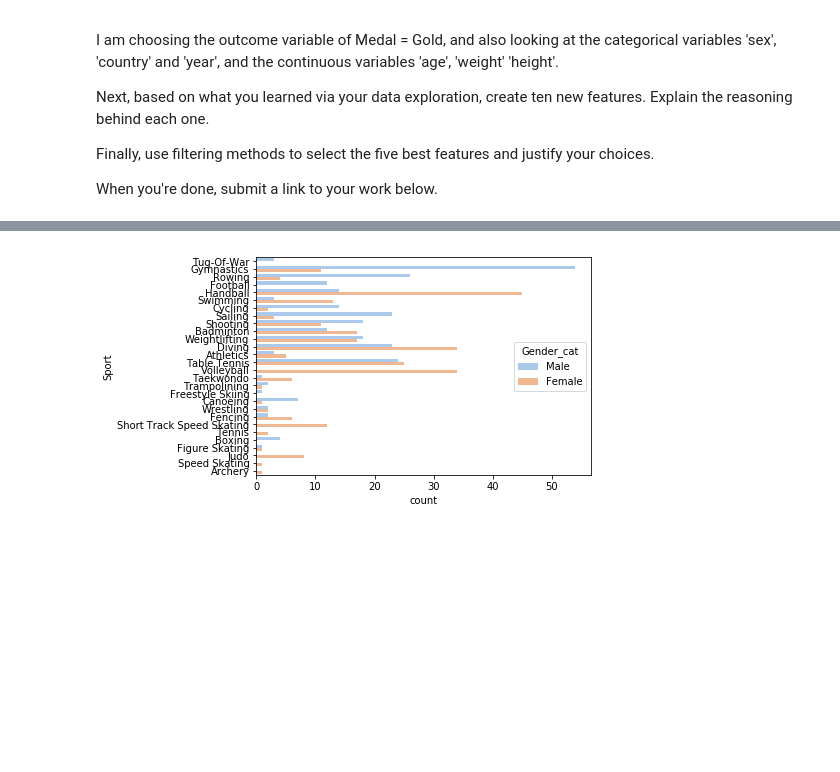
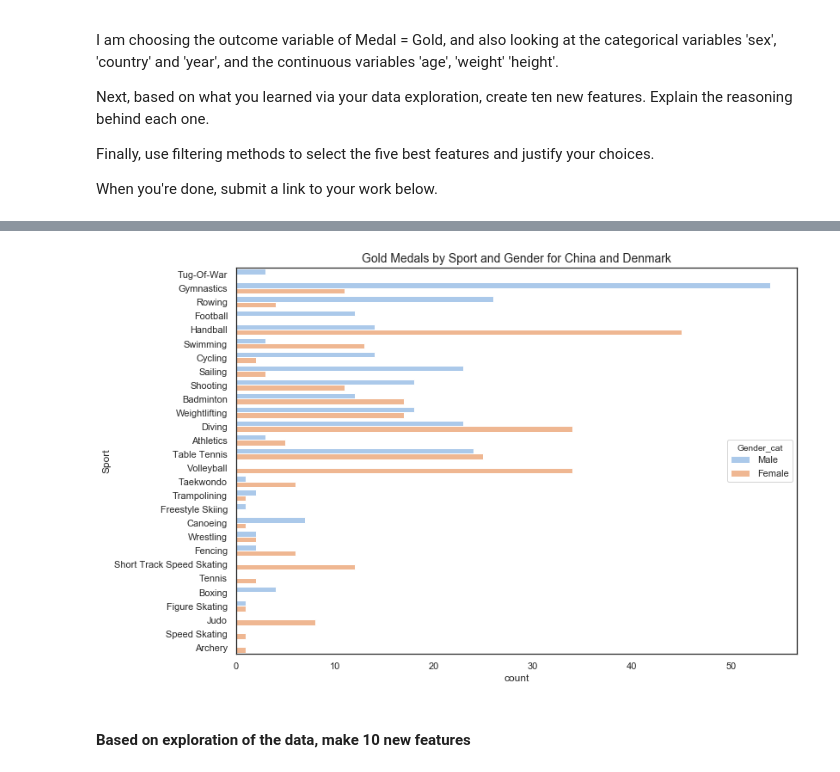
Before and after one commit to ecbenezra/ThinkfulAssignments, a Jupyter notebook: 2.1.8 Challenge - Preparing a dataset for modeling.ipynb, the cells around one changed output, grey strips where cells are left out. Saved outputs shown, nothing was run; the diff lists cells and outputs as text; code cells hidden in the pictures; blank space fills up the shorter version.

```diff
--- a/2.1.8 Challenge - Preparing a dataset for modeling.ipynb
+++ b/2.1.8 Challenge - Preparing a dataset for modeling.ipynb
@@ -38,6 +50,10 @@ df.head()
+# %%
+df.Height.dropna()
+
+df['Height M'] = df['Height']*.01
 # %%
-# Make the scatterplot matrix
-# Set the default plot aesthetics to be prettier.
+sns.set(rc={'figure.figsize':(11.7,8.27)})
+sns.set_style("white")
 
 df['Gender'] = np.where((df['Sex'].isin(['M'])), 1, 0)
 
@@ -48,8 +64,17 @@ gold_info = df.loc[
     [ 'Team', 'Age', 'Height', 'Weight', 'Year', 'Sport']
 ]
 
+df_jittered = gold_info.loc[:, 'Age':'Weight'].dropna()
+# Making the random noise.
+jitter = pd.DataFrame(
+    np.random.uniform(-.3, .3, size=(df_jittered.shape)),
+    columns=df_jittered.columns
+)
+# Combine the data and the noise.
+df_jittered = df_jittered.add(jitter)
+
 # Declare that you want to make a scatterplot matrix.
-g = sns.PairGrid(medals_info.dropna(), diag_sharey=False)
+g = sns.PairGrid(df_jittered.dropna(), diag_sharey=False)
 # Scatterplot.
 g.map_upper(plt.scatter, alpha=.5)
 # Fit line summarizing the linear relationship of the two variables.
@@ -80,19 +126,22 @@ Year   -0.095737  0.034419  0.004202  1.000000
 # %%
 
 # Add a second categorical variable.
 df_2cat = df.loc[
     ((df['NOC'] == 'CHN') | (df['NOC'] == 'DEN')) & (df['Medal'] == 'Gold'),
     ['Sport','Gender']
 ]
 
 # Create a text variable so that output is easier to interpret.
 df_2cat['Gender_cat'] = None
 df_2cat.loc[df_2cat['Gender'] == 1, 'Gender_cat'] = 'Male'
 df_2cat.loc[df_2cat['Gender'] == 0, 'Gender_cat'] = 'Female'
 
 # Plot counts for each combination of levels.
 
 sns.countplot(y="Sport", hue="Gender_cat", data=df_2cat, palette="pastel")
+plt.title('Gold Medals by Sport and Gender for China and Denmark', fontsize=14);
 plt.show()
 # %% [output]
-[figure, old version]
+[figure, new version]
+# %% [markdown]
+#### Based on exploration of the data, make 10 new features
```
Also changed, not shown: parts of 14 cells of this notebook.
